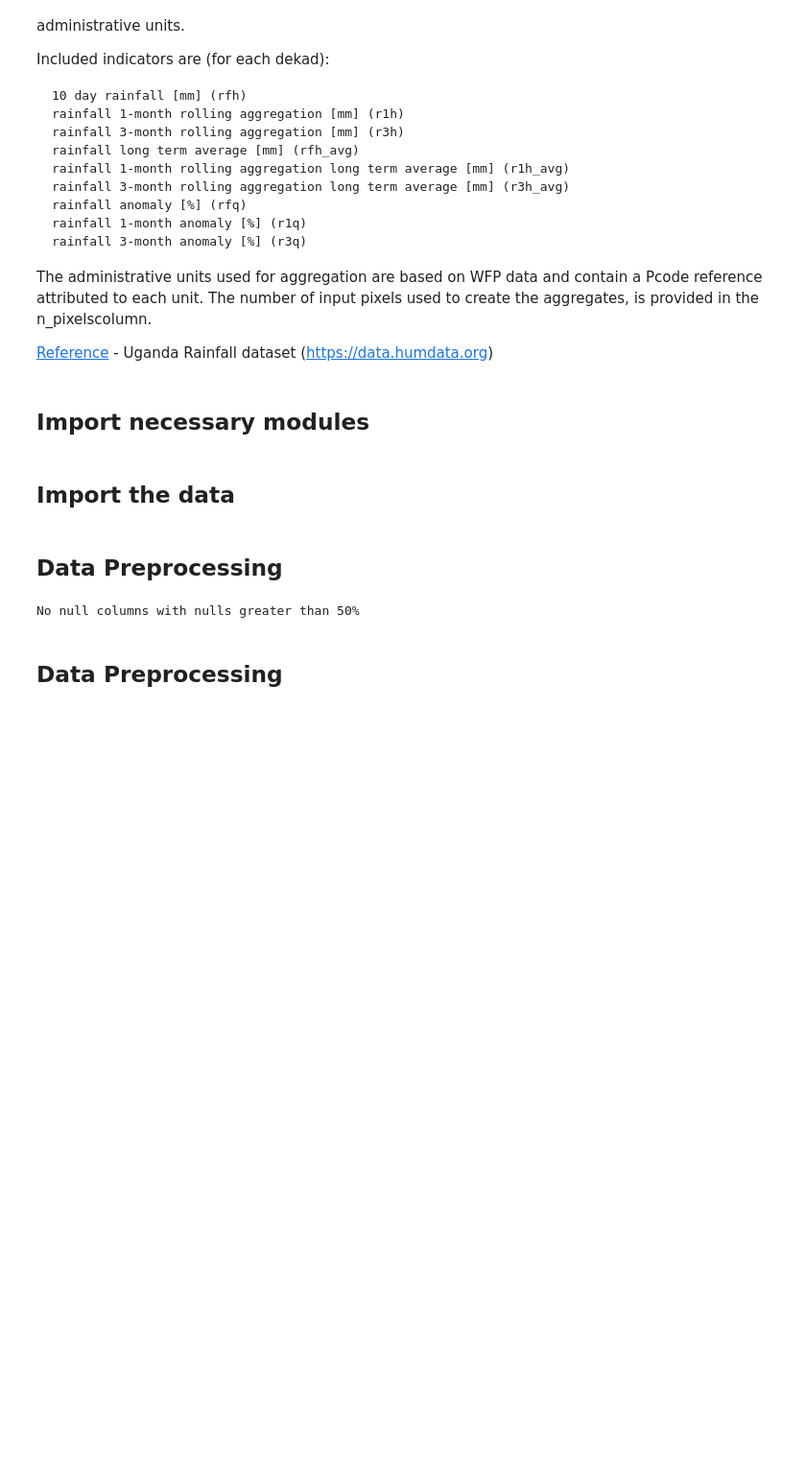
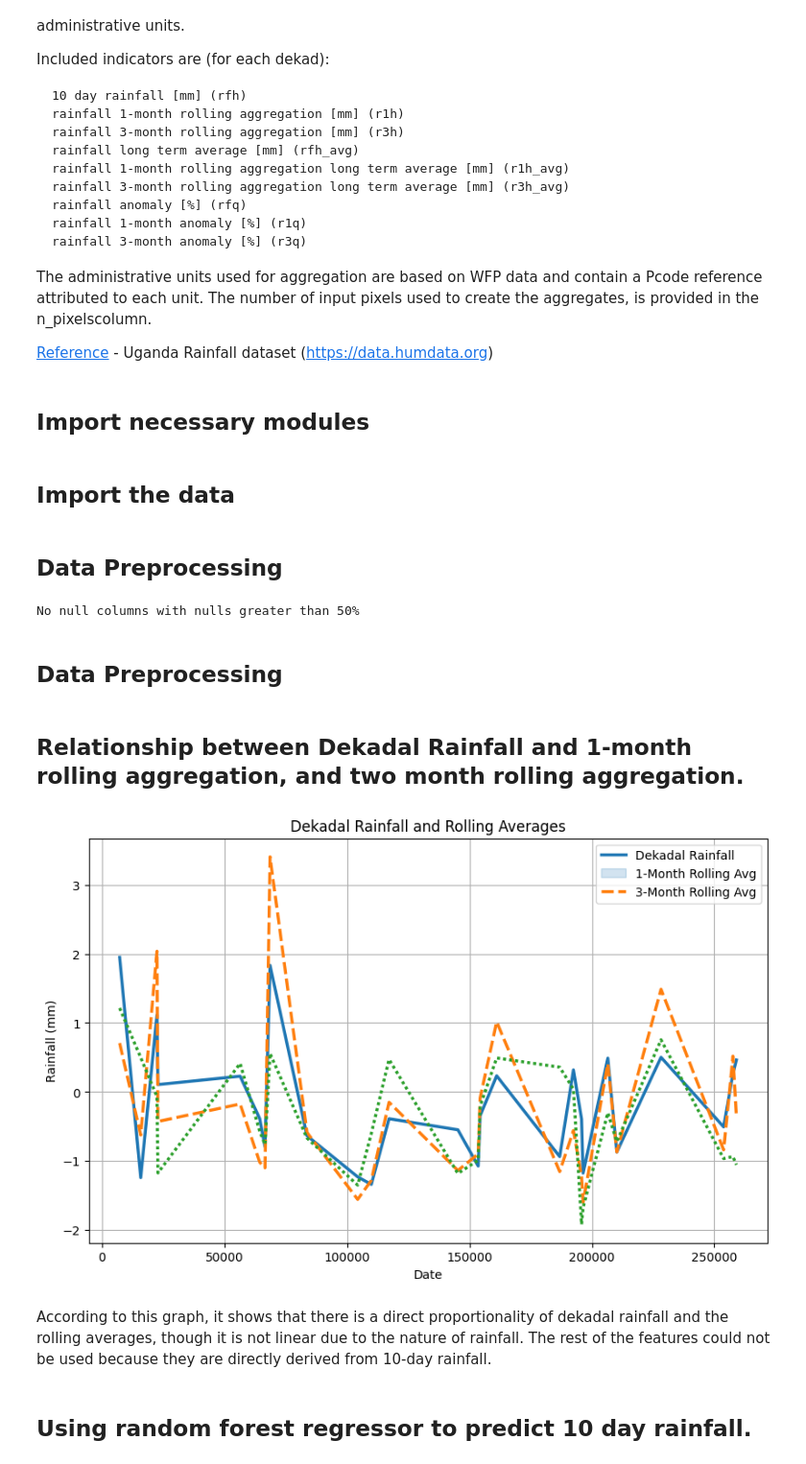
Before and after one commit to BenziDarwin/AI-Rainfall-Coursework, a Jupyter notebook: coursework.ipynb, the cells around one changed output. Shown at 96% size. Drawn from its saved outputs; the diff is of its cells as text; code cells hidden in the pictures; blank space fills up the shorter version.

```diff
--- a/coursework.ipynb
+++ b/coursework.ipynb
@@ -69,3 +69,23 @@ scaler = StandardScaler()
 scaler.fit(df[selected_columns])
 scaled_columns = scaler.transform(df[selected_columns])
 df[selected_columns] = scaled_columns
+# %% [markdown]
+## Relationship between Dekadal Rainfall and 1-month rolling aggregation, and two month rolling aggregation.
+# %%
+# Sampled data from the dataset
+sampled_df = df.sample(frac=0.0001)
+
+plt.figure(figsize=(10, 6))
+sns.lineplot(data=sampled_df[['rfh', 'r1h', 'r3h']], linewidth=2.5)
+plt.title('Dekadal Rainfall and Rolling Averages')
+plt.xlabel('Date')
+plt.ylabel('Rainfall (mm)')
+plt.legend(['Dekadal Rainfall', '1-Month Rolling Avg', '3-Month Rolling Avg'])
+plt.grid(True)
+plt.show()
+# %% [output]
+[figure, added]
+# %% [markdown]
+According to this graph, it shows that there is a direct proportionality of dekadal rainfall and the rolling averages, though it is not linear due to the nature of rainfall. The rest of the features could not be used because they are directly derived from 10-day rainfall.
+# %% [markdown]
+## Using random forest regressor to predict 10 day rainfall.
```
Also changed, not shown: parts of 2 cells of this notebook.
